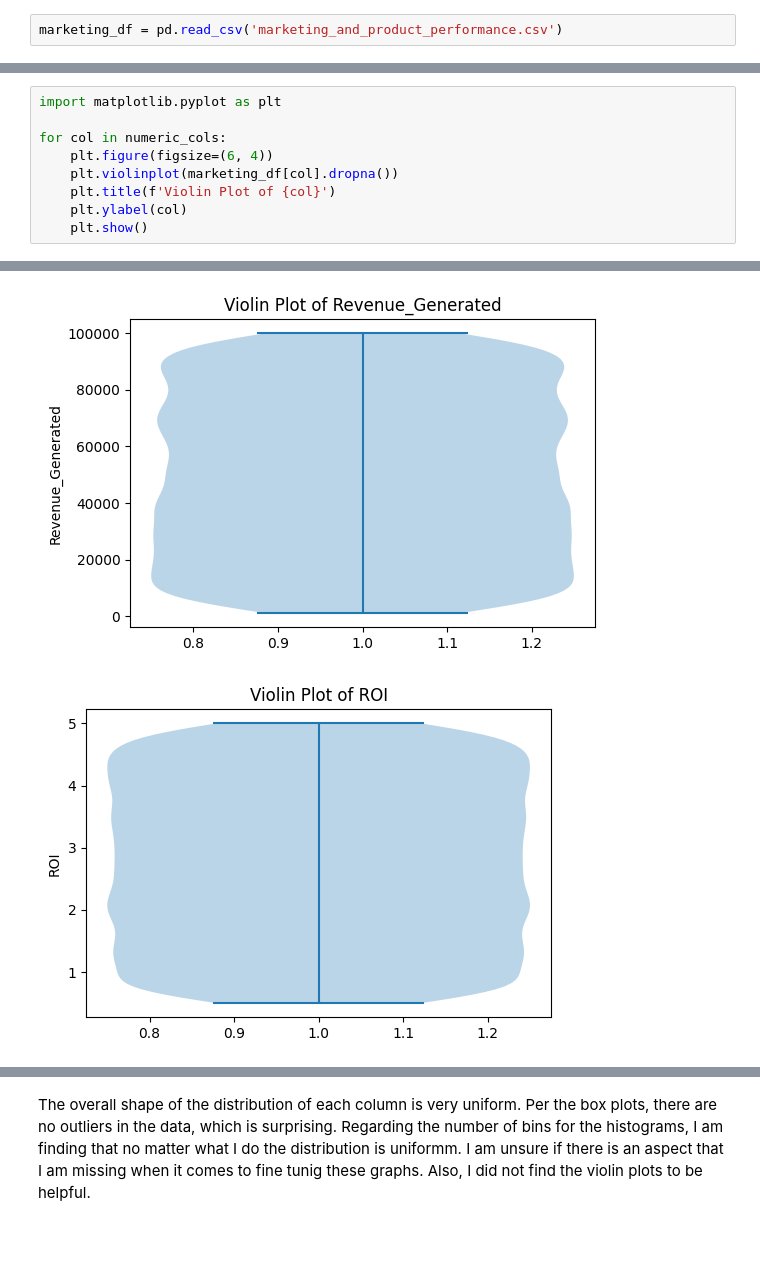
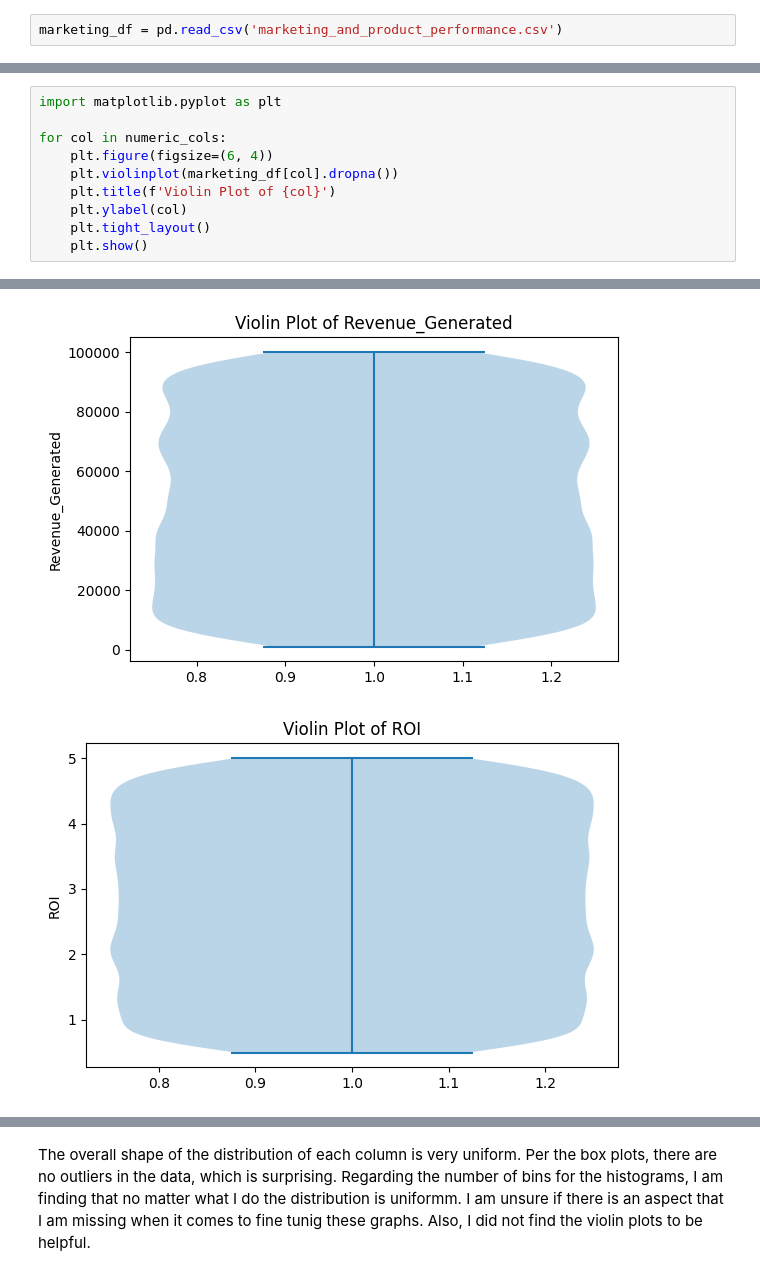
Before and after one commit to aqds-hub/Learning, a Jupyter notebook: OMDS-ModB2/OMDS-ModB2-Week4-Quintino dos Santos-Amanda.ipynb, the cells around one changed output, grey strips where cells are left out. Cells and saved outputs as stored; diff of their text form; blank space fills up the shorter version.

```diff
--- a/OMDS-ModB2/OMDS-ModB2-Week4-Quintino dos Santos-Amanda.ipynb
+++ b/OMDS-ModB2/OMDS-ModB2-Week4-Quintino dos Santos-Amanda.ipynb
@@ -105,5 +106,6 @@ for col in numeric_cols:
     plt.violinplot(marketing_df[col].dropna())
     plt.title(f'Violin Plot of {col}')
     plt.ylabel(col)
+    plt.tight_layout()
     plt.show()
 # %% [output]
@@ -113,2 +115,2 @@ for col in numeric_cols:
-[figure, old version]
+[figure, new version]
-[figure, old version]
+[figure, new version]
```
Also changed, not shown: parts of 3 cells of this notebook, 10 other files.
